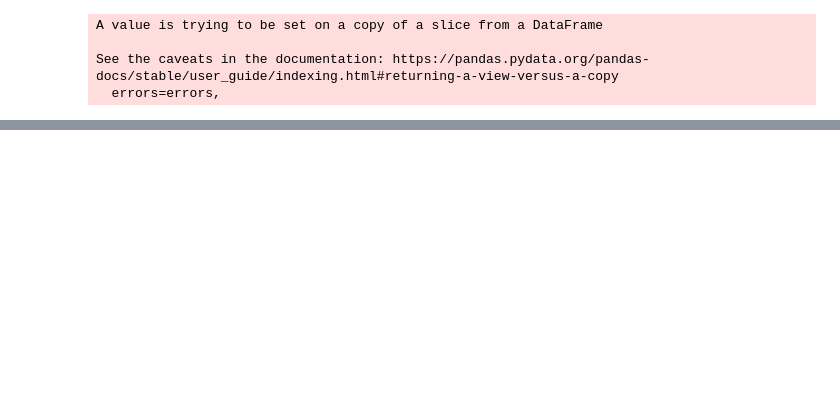
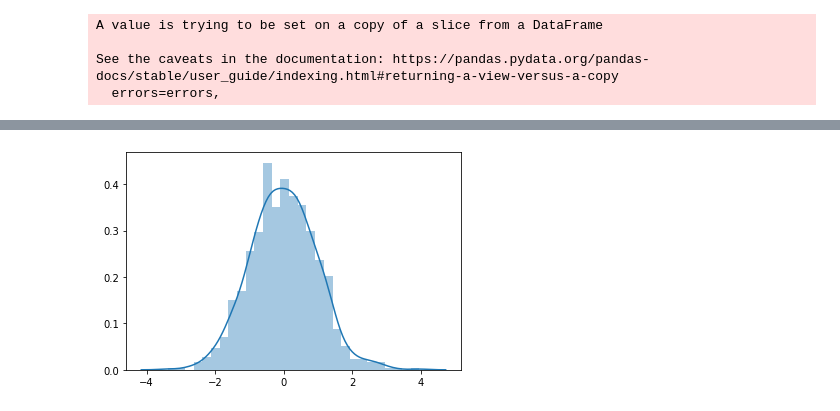
Before and after one commit to swami-gait/Foundations_of_datascience, a Jupyter notebook: FDS_WK11_DataViz.ipynb, the cells around one changed output, grey strips where cells are left out. Drawn from its saved outputs; the diff is of its cells as text; code cells hidden in the pictures; blank space fills up the shorter version.

```diff
--- a/FDS_WK11_DataViz.ipynb
+++ b/FDS_WK11_DataViz.ipynb
@@ -318,0 +301,6 @@ df[['mh','tn','dl','ka','ap']].style.bar(subset=['mh'],color='red').bar(subset=[
+# %%
+x =np.random.normal(size=1000)
+# %%
+sns.distplot(x);
+# %% [output]
+[figure, added]
```
Also changed, not shown: parts of 27 cells of this notebook.
